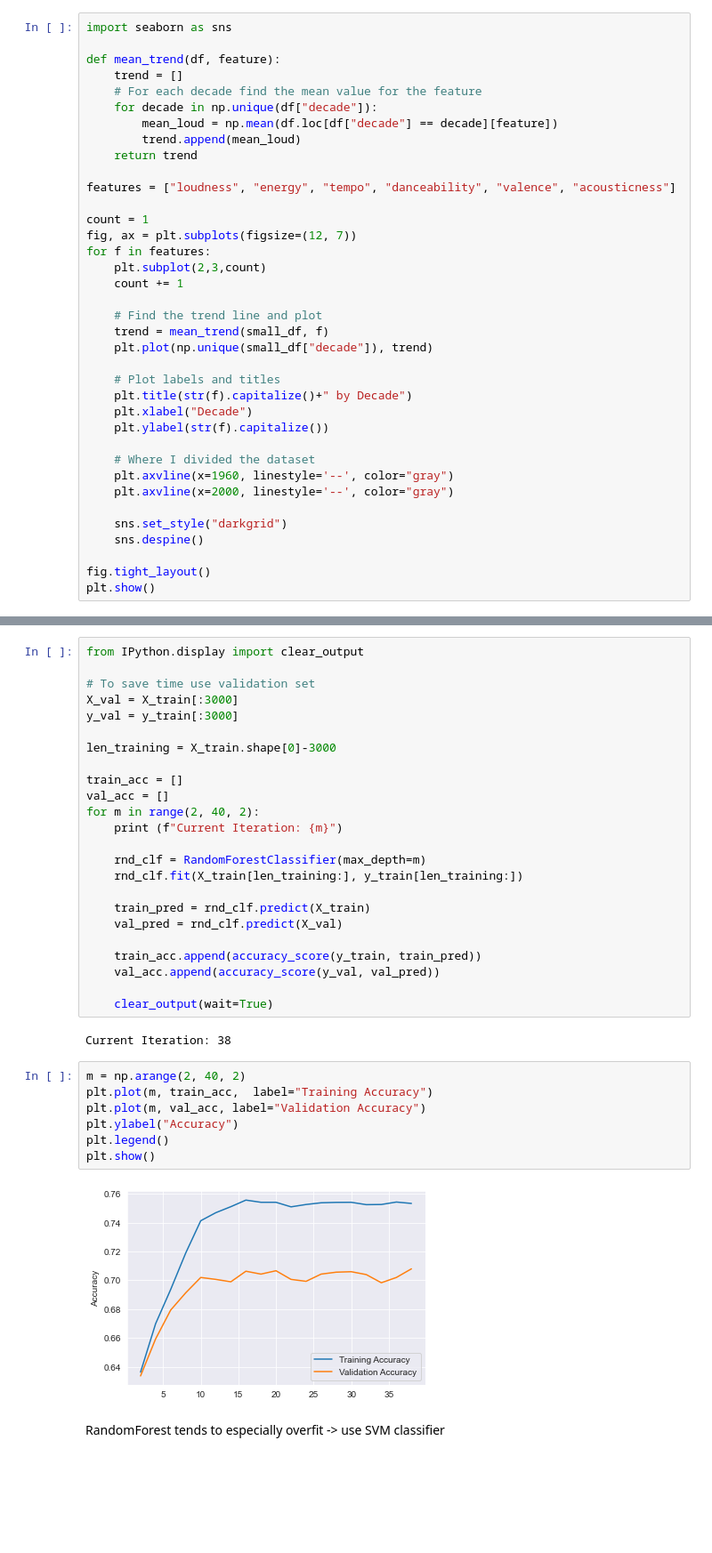
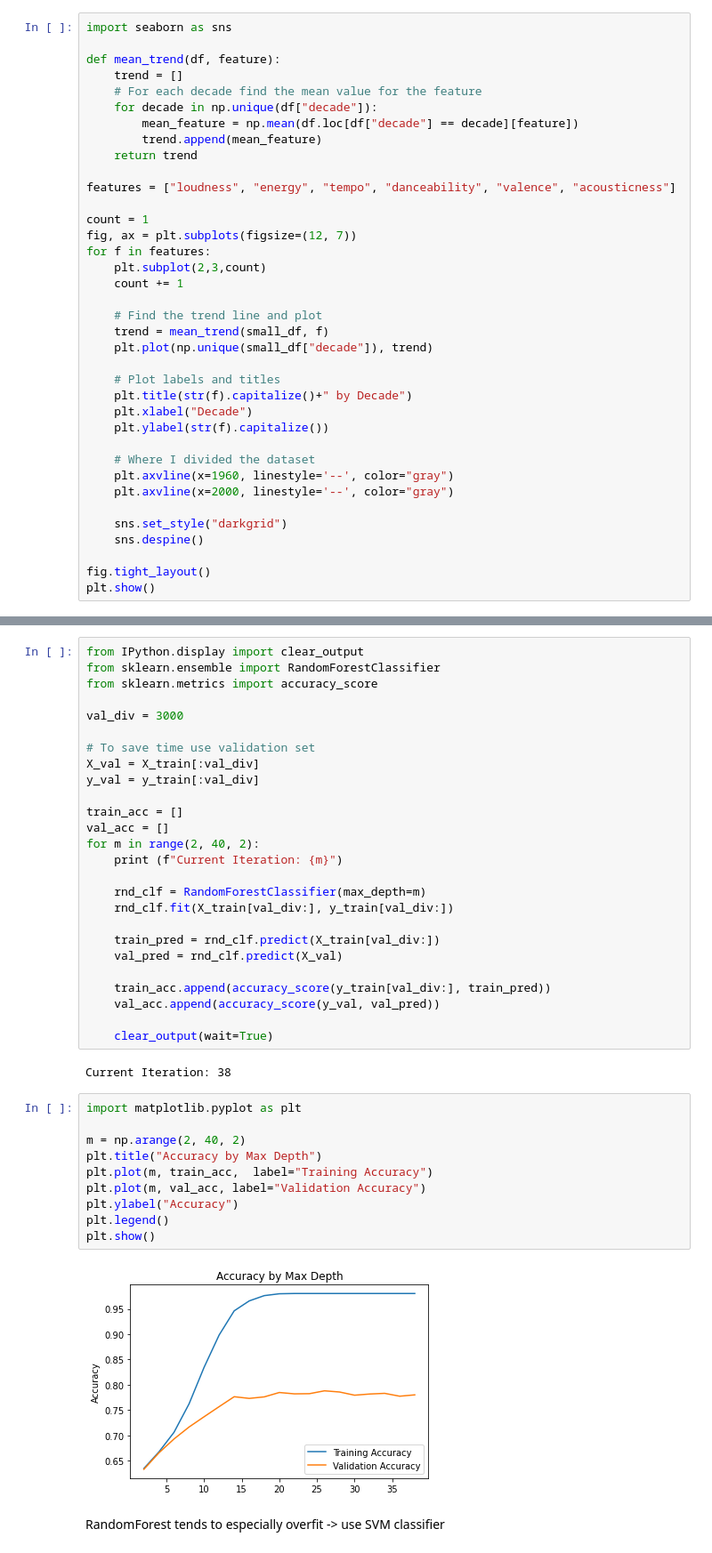
Before and after one commit to ritisha2000/SongClassificationByDecade, a Jupyter notebook: DecadeClassification.ipynb, the cells around one changed output, grey strips where cells are left out. Shown at 89% size. Saved outputs shown, nothing was run; the diff lists cells and outputs as text; blank space fills up the shorter version.

Commit message:
Correct RandForest Error

```diff
--- a/DecadeClassification.ipynb
+++ b/DecadeClassification.ipynb
@@ -127,8 +127,8 @@ def mean_trend(df, feature):
     trend = []
     # For each decade find the mean value for the feature
     for decade in np.unique(df["decade"]):
-        mean_loud = np.mean(df.loc[df["decade"] == decade][feature])
-        trend.append(mean_loud)
+        mean_feature = np.mean(df.loc[df["decade"] == decade][feature])
+        trend.append(mean_feature)
     return trend
 
 features = ["loudness", "energy", "tempo", "danceability", "valence", "acousticness"]
@@ -296,12 +296,14 @@ clf.best_score_
 I wanted to take a closer look at how `max_depth` affects the training and validation set accuracy.
 # %%
 from IPython.display import clear_output
+from sklearn.ensemble import RandomForestClassifier
+from sklearn.metrics import accuracy_score
+
+val_div = 3000
 
 # To save time use validation set
-X_val = X_train[:3000]
-y_val = y_train[:3000]
-
-len_training = X_train.shape[0]-3000
+X_val = X_train[:val_div]
+y_val = y_train[:val_div]
 
 train_acc = []
 val_acc = []
@@ -309,26 +311,29 @@ for m in range(2, 40, 2):
     print (f"Current Iteration: {m}")
 
     rnd_clf = RandomForestClassifier(max_depth=m)
-    rnd_clf.fit(X_train[len_training:], y_train[len_training:])
+    rnd_clf.fit(X_train[val_div:], y_train[val_div:])
 
-    train_pred = rnd_clf.predict(X_train)
+    train_pred = rnd_clf.predict(X_train[val_div:])
     val_pred = rnd_clf.predict(X_val)
 
-    train_acc.append(accuracy_score(y_train, train_pred))
+    train_acc.append(accuracy_score(y_train[val_div:], train_pred))
     val_acc.append(accuracy_score(y_val, val_pred))
 
     clear_output(wait=True)
 # %% [output]
 Current Iteration: 38
 # %%
+import matplotlib.pyplot as plt
+
 m = np.arange(2, 40, 2)
+plt.title("Accuracy by Max Depth")
 plt.plot(m, train_acc,  label="Training Accuracy")
 plt.plot(m, val_acc, label="Validation Accuracy")
 plt.ylabel("Accuracy")
 plt.legend()
 plt.show()
 # %% [output]
-[figure, old version]
+[figure, new version]
 # %% [markdown]
 RandomForest tends to especially overfit -> use SVM classifier
 # %%
```
Also changed, not shown: parts of 1 cell of this notebook.
